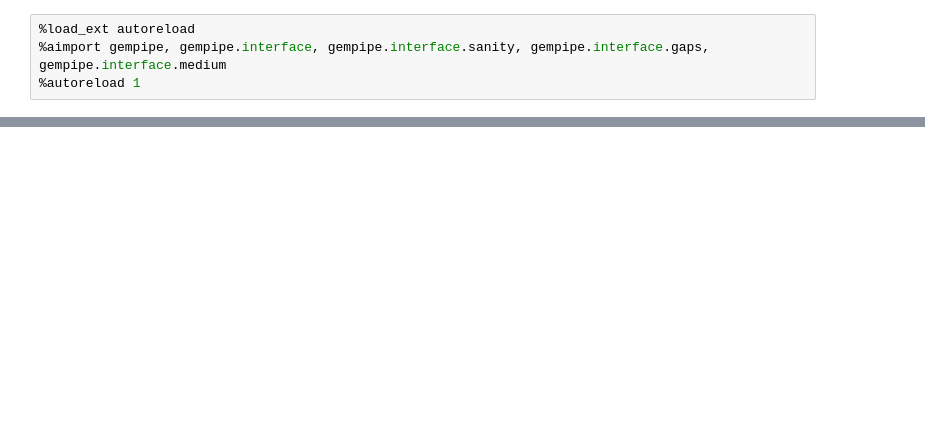
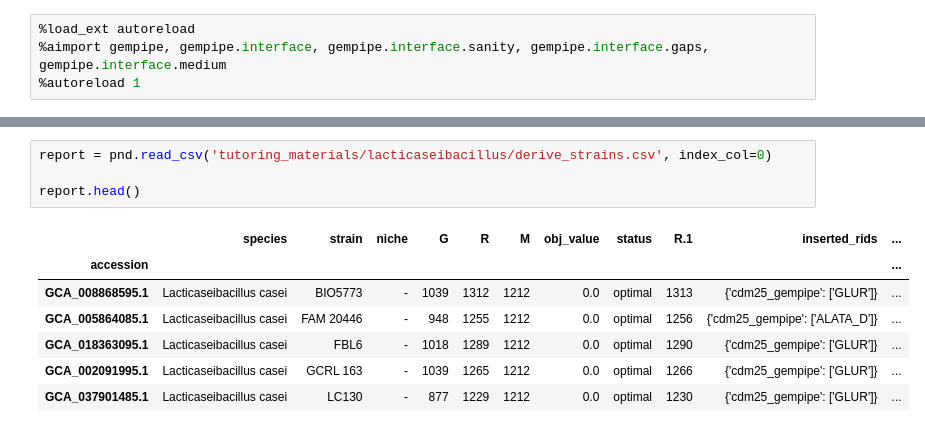
Before and after one commit to lazzarigioele/gempipe, a Jupyter notebook: docs/tutorial_multistrain.ipynb, the cells around one changed output, grey strips where cells are left out. Saved outputs shown, nothing was run; the diff lists cells and outputs as text; blank space fills up the shorter version.

```diff
--- a/docs/tutorial_multistrain.ipynb
+++ b/docs/tutorial_multistrain.ipynb
@@ -20,0 +37,12 @@ We start from setting the unconstrained lower and upper bounds. Originally they
+# %%
+report = pnd.read_csv('tutoring_materials/lacticaseibacillus/derive_strains.csv', index_col=0)
+
+report.head()
+# %% [output]
+|  | species | strain | niche | G | R | M | obj_value | status | R.1 | inserted_rids | ... |
+| accession |  |  |  |  |  |  |  |  |  |  | ... |
+| GCA_008868595.1 | Lacticaseibacillus casei | BIO5773 | - | 1039 | 1312 | 1212 | 0.0 | optimal | 1313 | {'cdm25_gempipe': ['GLUR']} | ... |
+| GCA_005864085.1 | Lacticaseibacillus casei | FAM 20446 | - | 948 | 1255 | 1212 | 0.0 | optimal | 1256 | {'cdm25_gempipe': ['ALATA_D']} | ... |
+| GCA_018363095.1 | Lacticaseibacillus casei | FBL6 | - | 1018 | 1289 | 1212 | 0.0 | optimal | 1290 | {'cdm25_gempipe': ['GLUR']} | ... |
+| GCA_002091995.1 | Lacticaseibacillus casei | GCRL 163 | - | 1039 | 1265 | 1212 | 0.0 | optimal | 1266 | {'cdm25_gempipe': ['GLUR']} | ... |
+| GCA_037901485.1 | Lacticaseibacillus casei | LC130 | - | 877 | 1229 | 1212 | 0.0 | optimal | 1230 | {'cdm25_gempipe': ['GLUR']} | ... |
```
Also changed, not shown: parts of 11 cells of this notebook, 10 other files.
